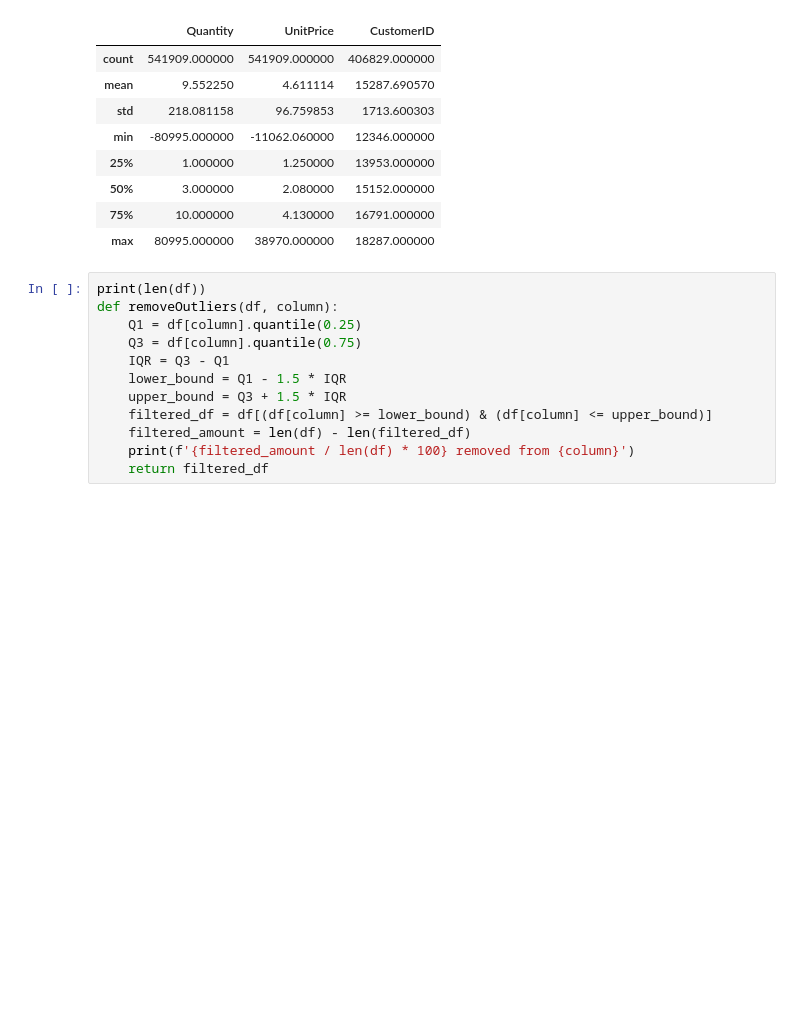
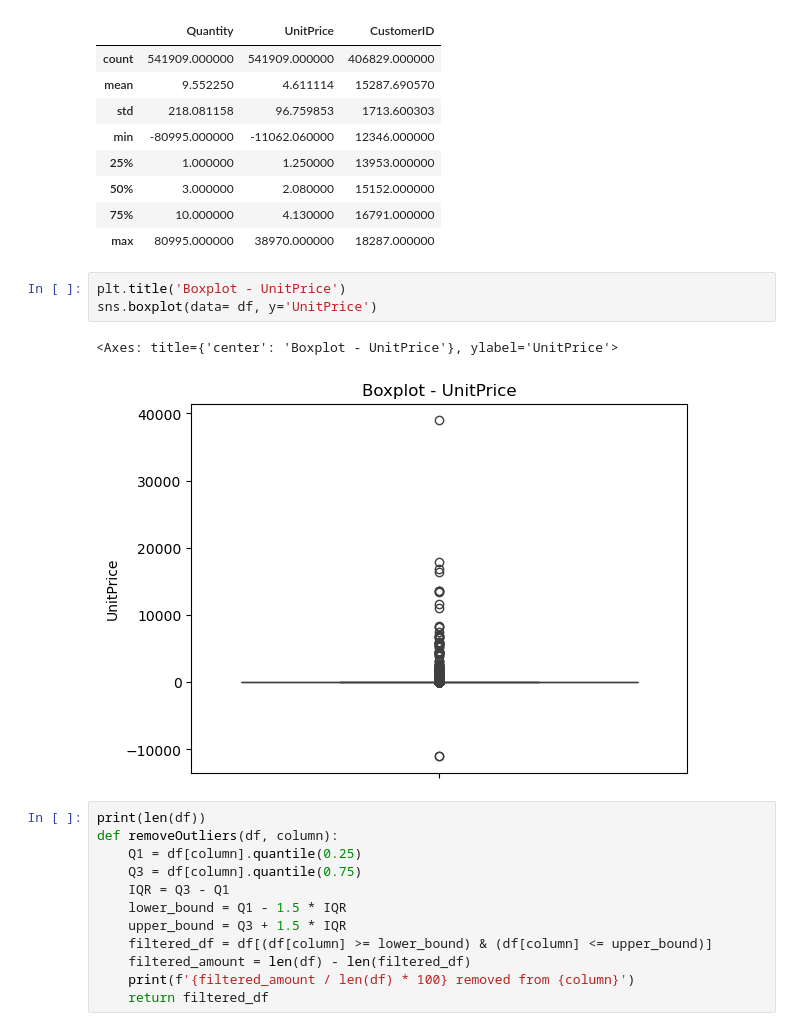
Before and after one commit to MathiasHv18/UPC-TF-DM_DA, a Jupyter notebook: eda.ipynb, the cells around one changed output. Drawn from its saved outputs; the diff is of its cells as text; blank space fills up the shorter version.

```diff
--- a/eda.ipynb
+++ b/eda.ipynb
@@ -49,6 +49,12 @@ df.describe()
 | 50% | 3.000000 | 2.080000 | 15152.000000 |
 | 75% | 10.000000 | 4.130000 | 16791.000000 |
 | max | 80995.000000 | 38970.000000 | 18287.000000 |
+# %%
+plt.title('Boxplot - UnitPrice')
+sns.boxplot(data= df, y='UnitPrice')
+# %% [output]
+<Axes: title={'center': 'Boxplot - UnitPrice'}, ylabel='UnitPrice'>
+[figure, added]
 # %%
 print(len(df))
 def removeOutliers(df, column):
```
Also changed, not shown: parts of 2 cells of this notebook, 1 other file.
